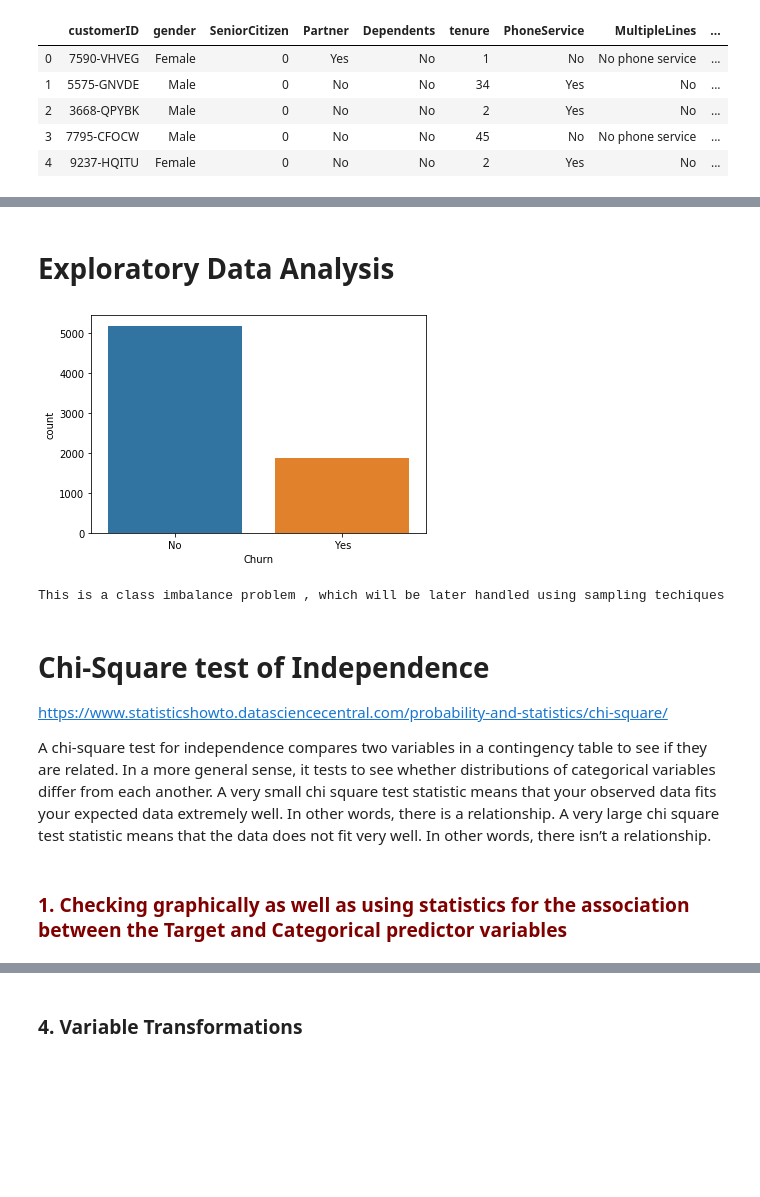
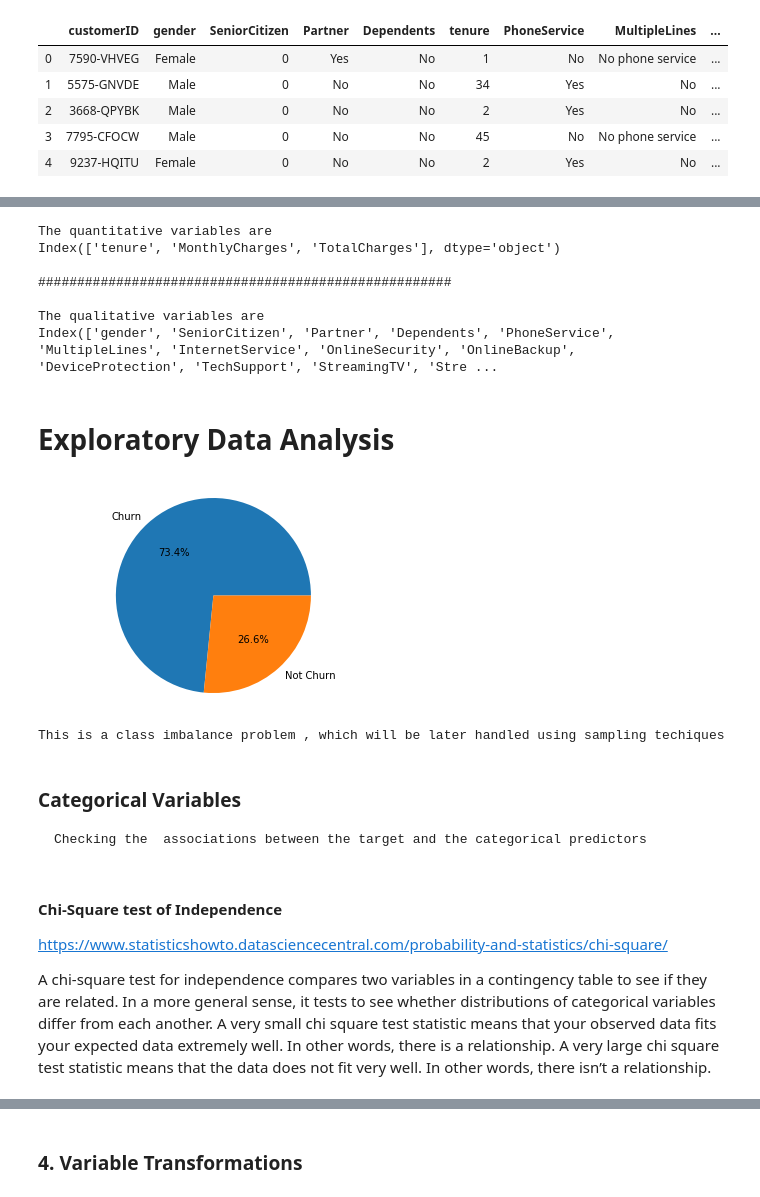
Before and after one commit to HarishPatlolla/Churn-Analysis-using--Logistic-Regression-Decision-Tree-Bagging-Random-Forest-Boosting, a Jupyter notebook: Churn_modelling_github.ipynb, the cells around one changed output, grey strips where cells are left out. Saved outputs shown, nothing was run; the diff lists cells and outputs as text; code cells hidden in the pictures; blank space fills up the shorter version.

```diff
--- a/Churn_modelling_github.ipynb
+++ b/Churn_modelling_github.ipynb
@@ -105,8 +148,0 @@ memory usage: 1.1+ MB
-# %%
-churn_data.drop(columns=['customerID'],inplace=True)
-#High correlation between the variables monthly charges and the total charges
-churn_data.drop(columns=['TotalCharges'],inplace=True)
-# %%
-churn_data['SeniorCitizen']=churn_data['SeniorCitizen'].astype('object')
-# churn_data['TotalCharges'].replace(' ',0,inplace=True)
-# churn_data['TotalCharges']=churn_data['TotalCharges'].astype('float')
@@ -112,0 +169,21 @@ churn_data['SeniorCitizen']=churn_data['SeniorCitizen'].astype('object')
+# %%
+#Replacing the values in the columns
+churn_data.replace({'SeniorCitizen':{0:'No',1:'Yes'},
+                    'MultipleLines':{'No phone service':'No'},
+                    'OnlineSecurity':{'No internet service':'No'},
+                    'OnlineBackup'  :{'No internet service':'No'},
+                    'DeviceProtection':{'No internet service':'No'},
+                    'TechSupport':{'No internet service':'No'},
+                   'StreamingTV':{'No internet service':'No'},
+                   'StreamingMovies':{'No internet service':'No'}},
+                   inplace=True)
+
+#replacing the blank values with null values
+churn_data['TotalCharges'].replace(r'^\s*$','NaN', regex=True,inplace=True)
+# %%
+#There are 12(<1%) records in the data with TotalCharges as NaN
+# we can either replace them / drop
+churn_data=churn_data[churn_data['TotalCharges']!='NaN']
+
+#typecasting the Total Charges column to float
+churn_data['TotalCharges']=churn_data['TotalCharges'].astype(float)
@@ -113,15 +193,46 @@ churn_data['SeniorCitizen']=churn_data['SeniorCitizen'].astype('object')
+# %%
+#splitting the columns into numerical and categorical columns
+
+numeric_cols_data=churn_data.select_dtypes(include=['int64','float64'])
+print(color.RED+color.BOLD+'The quantitative variables are')
+print(numeric_cols_data.columns)
+
+print('')
+print('#####################################################')
+print('')
+
+categorical_cols_data=churn_data.select_dtypes(include=['object'])
+print(color.GREEN +color.BOLD+ 'The qualitative variables are')
+print(categorical_cols_data.columns)
+# %% [output]
+The quantitative variables are
+Index(['tenure', 'MonthlyCharges', 'TotalCharges'], dtype='object')
+
+#####################################################
+
+The qualitative variables are
+Index(['gender', 'SeniorCitizen', 'Partner', 'Dependents', 'PhoneService', 'MultipleLines', 'InternetService', 'OnlineSecurity', 'OnlineBackup', 'DeviceProtection', 'TechSupport', 'StreamingTV', 'Stre ...
 # %% [markdown]
 # Exploratory Data Analysis
 # %%
 # Looking at the values of Yes and No's in the target variable CHURN
-sns.countplot(data = churn_data, x = 'Churn')
+labels = ['Churn','Not Churn']
+sizes = [churn_data['Churn'].value_counts()[0],churn_data['Churn'].value_counts()[1]]
+fig1, ax1 = plt.subplots()
+ax1.pie(sizes, labels=labels, autopct='%1.1f%%')
+ax1.axis('equal')
 plt.show()
-print('This is a class imbalance problem , which will be later handled using sampling techiques')
+plt.show()
+print(color.BOLD+'This is a class imbalance problem , which will be later handled using sampling techiques')
 # %% [output]
-[figure, old version]
+[figure, new version]
 This is a class imbalance problem , which will be later handled using sampling techiques
+# %% [markdown]
+### Categorical Variables
+
+    Checking the  associations between the target and the categorical predictors
 # %% [markdown]
-# Chi-Square test of Independence
+#### Chi-Square test of Independence
 
 https://www.statisticshowto.datasciencecentral.com/probability-and-statistics/chi-square/
 
@@ -158,2 +241,0 @@ def categorical_association(df, c1, c2):
-# %% [markdown]
-### <font color='maroon'>1. Checking graphically as well as using statistics for the association between the Target and Categorical predictor variables
```
Also changed, not shown: parts of 98 cells of this notebook.
